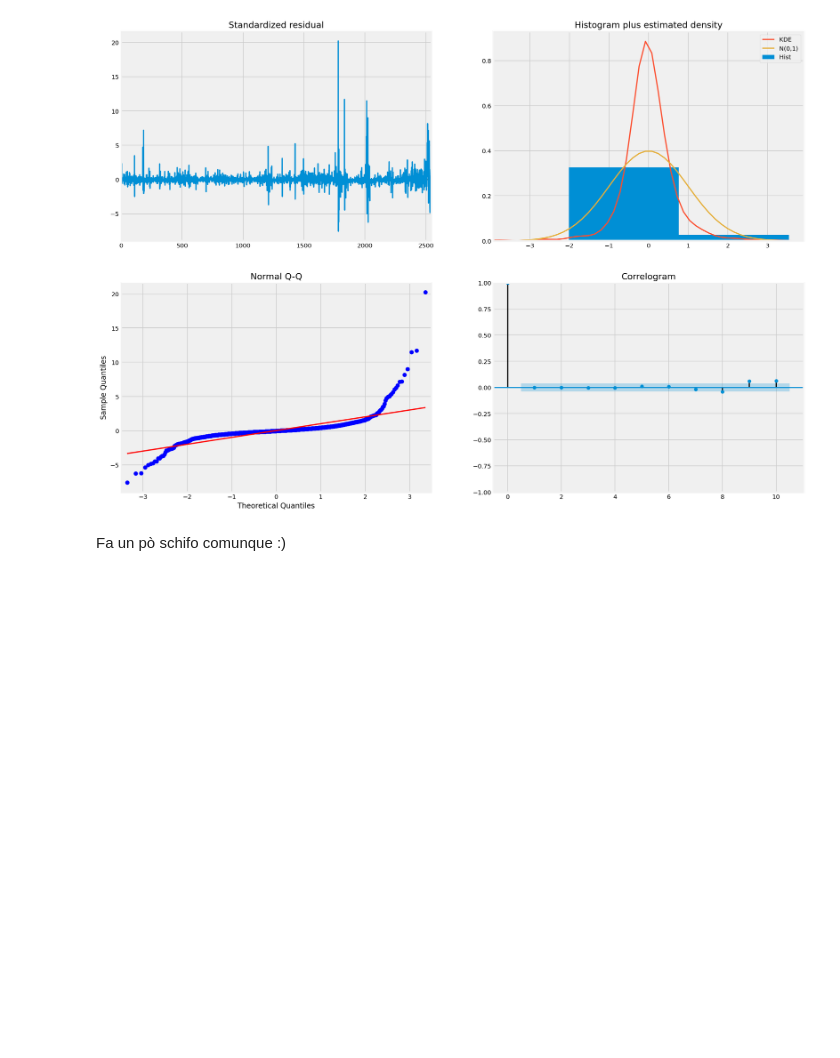
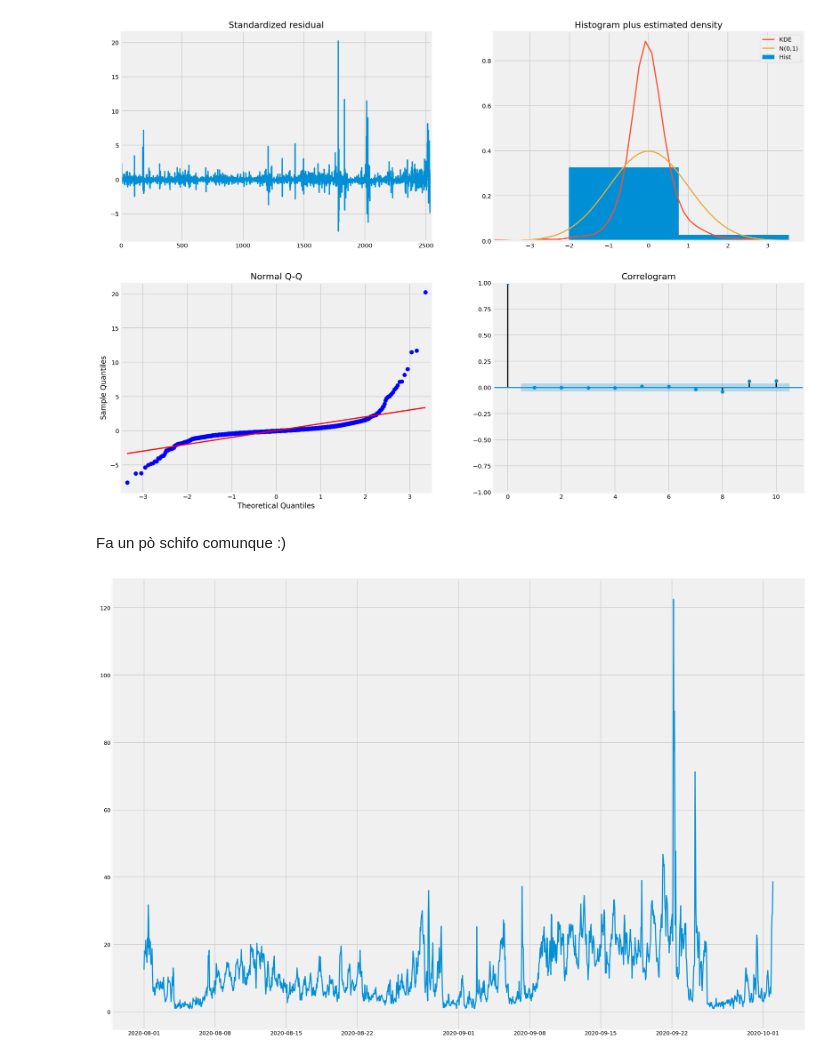
Before and after one commit to AlePalu/AirQualityForecasting, a Jupyter notebook: notebooks/data_modeling.ipynb, the cells around one changed output. Cells and saved outputs as stored; diff of their text form; code cells hidden in the pictures; blank space fills up the shorter version.

```diff
--- a/notebooks/data_modeling.ipynb
+++ b/notebooks/data_modeling.ipynb
@@ -442,3 +435,9 @@ g = arima_results.plot_diagnostics(figsize=(18,14));
 [figure]
 # %% [markdown]
 Fa un pò schifo comunque :)
+# %%
+plt.gcf().set_size_inches(20, 15)
+plt.plot(dati["pm2p5SPS"]["2020-08-01":"2020-10-01"])
+plt.show()
+# %% [output]
+[figure, added]
```
Also changed, not shown: parts of 20 cells of this notebook.
